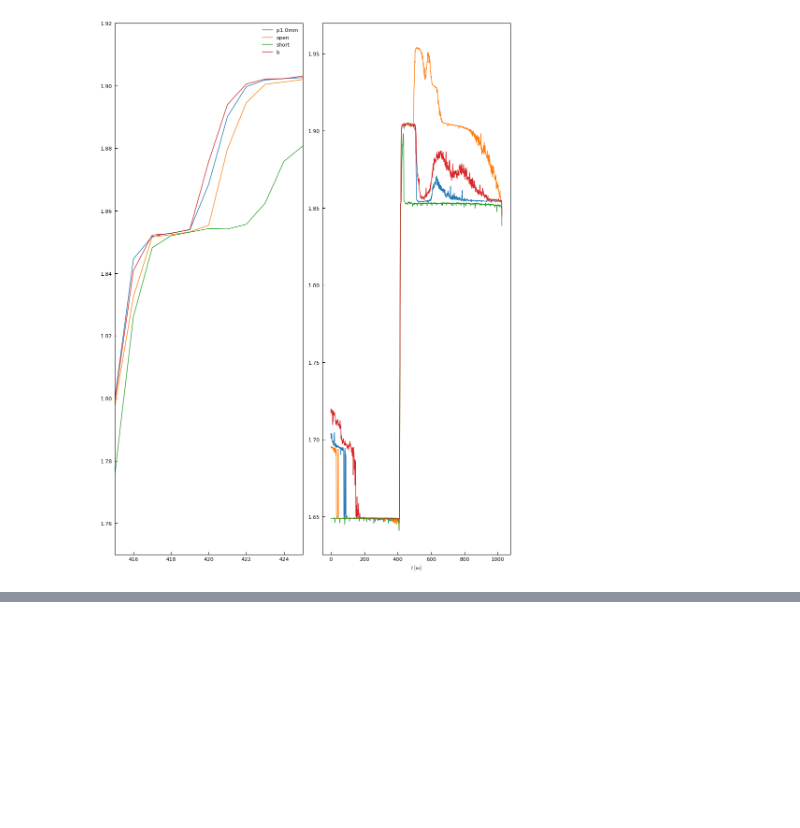
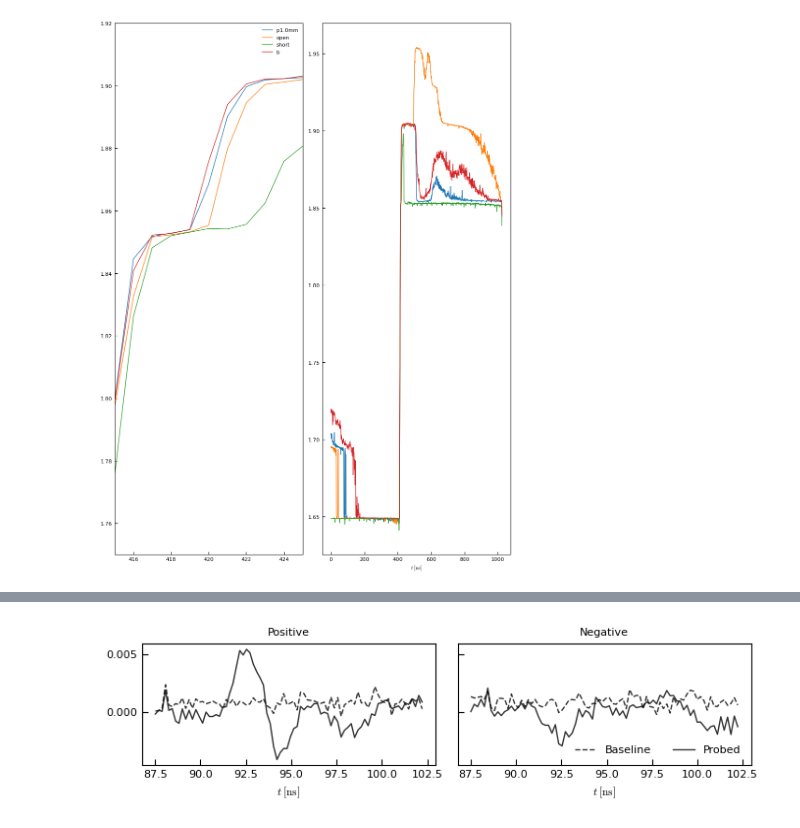
Before and after one commit to jaseg/sampling-mesh-monitor, a Jupyter notebook: risetime_measurements/Traces.ipynb, the cells around one changed output, grey strips where cells are left out. Cells and saved outputs as stored; diff of their text form; code cells hidden in the pictures; blank space fills up the shorter version.

```diff
--- a/risetime_measurements/Traces.ipynb
+++ b/risetime_measurements/Traces.ipynb
@@ -489,3 +487,81 @@ fig.savefig('../paper/fig_manip_shape.pdf')
+# %%
+with plt.rc_context({
+    'legend.fontsize': 8,
+    # RC config from ChatGPT:
+    "font.size": 8,  # General font size
+    "axes.labelsize": 8,  # Axis labels
+    "axes.titlesize": 8,  # Axis titles
+    "xtick.labelsize": 8,  # X-axis tick labels
+    "ytick.labelsize": 8,  # Y-axis tick labels
+    "legend.fontsize": 8,  # Legend font size
+    "figure.titlesize": 12,  # Overall figure title
+    "mathtext.fontset": "cm",  # Use Computer Modern for math
+
+    # Line and Marker settings
+    "lines.linewidth": 1,
+    "lines.markersize": 3,
+
+    # Tick settings
+    "xtick.major.size": 4,
+    "xtick.minor.size": 2,
+    "ytick.major.size": 4,
+    "ytick.minor.size": 2,
+    "xtick.direction": "in",
+    "ytick.direction": "in",
+
+    # Axes settings
+    "axes.linewidth": 0.8,
+    "axes.grid": True,
+    "grid.linewidth": 0.5,
+    "grid.linestyle": "--",
+
+    # Legend settings
+    "legend.frameon": False,
+
+    # Figure size for single-column figures in print (inches)
+#    "figure.figsize": (3.5, 2.5),  # Adjust based on journal specifications
+#    "figure.dpi": 300,  # High resolution for print
+
+    # Savefig settings for high-quality output
+    "savefig.dpi": 600,  # Ensures high-resolution images
+    "savefig.bbox": "tight",  # Trim extra whitespace
+    "savefig.transparent": True,  # Avoid background color
+}):
+    fig, axs = plt.subplots(1, 2, figsize=[7, 2], sharey=True)
+
+    d = meas['74lvc_new2_mesh_p1.0mm']
+    sampling_period_ns = 1000 / 168 / 32
+    t = np.linspace(0, len(d['adc1'])*sampling_period_ns, len(d['adc1']))
+
+    for name, (label, linestyle) in {
+            'pi3hdx_manip_test2_baseline2': ('Baseline', '--'),
+            'pi3hdx_manip_test2_scope_probe': ('Probed', '-'),
+        }.items():
+        d_b = meas['pi3hdx_manip_test2_baseline']
+        d = meas[name]
+        _1, _, foo = name.rpartition('_')
+        a, b = 470, 550
+        axs[0].plot(t[a:b], (d['adc1'] - d_b['adc1'])[a:b], label=label, color='black', alpha=0.8, linestyle=linestyle)
+        axs[1].plot(t[a:b], (d['adc2'] - d_b['adc2'])[a:b], label=label, color='black', alpha=0.8, linestyle=linestyle)
+        #axs[1].plot(d['adc2'] - d['adc1'])
+
+    axs[1].legend(loc='lower right', ncol=3)
+    axs[1].set_xlabel(r'$t\;[\mathrm{ns}]$')
+    #axs[0].set_xlim([90, 100])
+    #axs[1].set_xlim([90, 100])
+    axs[0].set_title('Positive')
+    axs[1].set_title('Negative')
+    #axs[0].set_ylim([0.32, 0.38])
+    #axs[1].set_ylim([0.42, 0.50])
+    axs[0].set_xlabel(r'$t\;[\mathrm{ns}]$')
+    axs[1].set_xlabel(r'$t\;[\mathrm{ns}]$')
+    axs[0].grid()
+    axs[1].grid()
+    fig.tight_layout()
+
+fig.savefig('../paper/fig_probe_shape.pdf')
+# %% [output]
+[figure, added]
 # %%
 with plt.rc_context({
     'legend.fontsize': 8,
```
Also changed, not shown: parts of 2 cells of this notebook, 1 other file.
